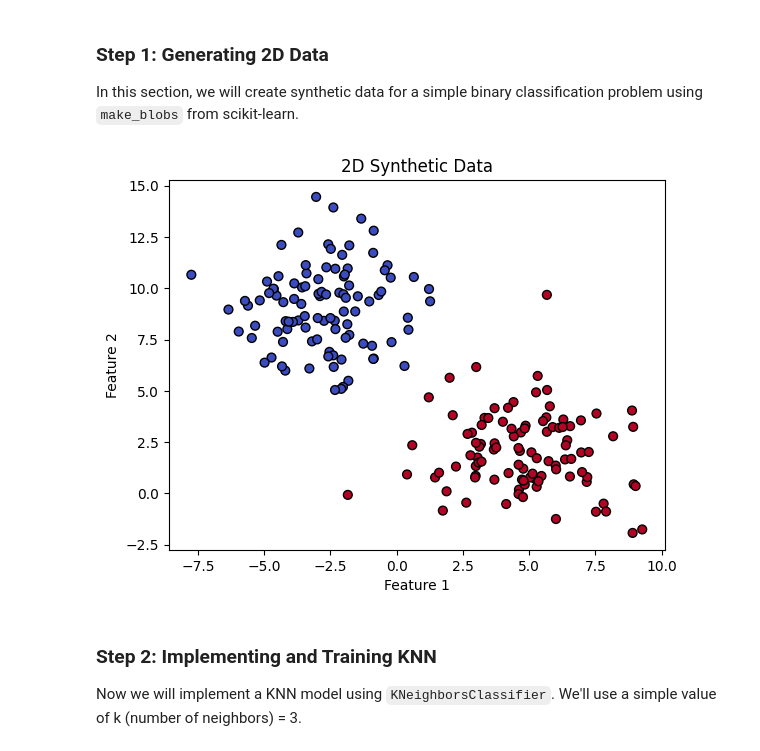
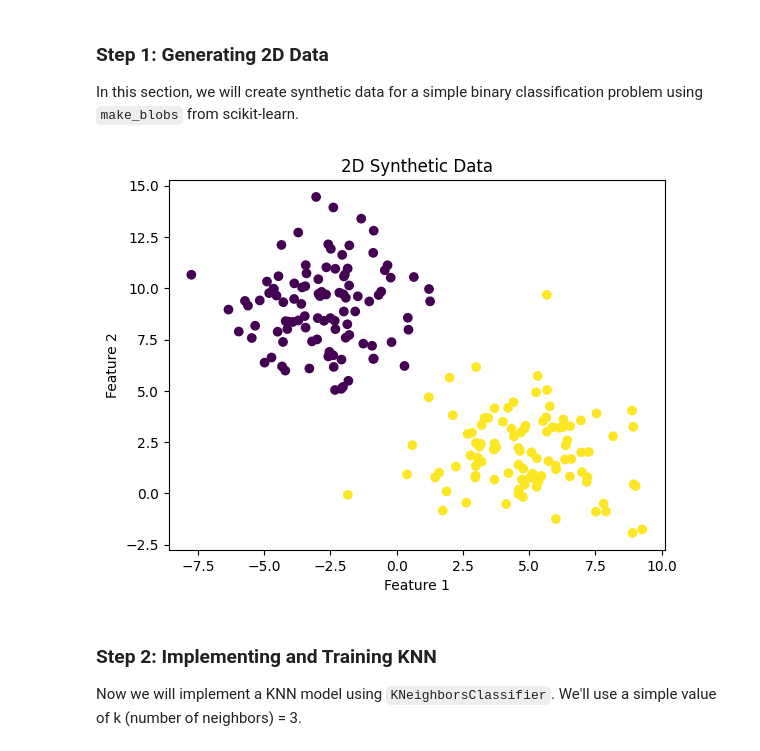
Before and after one commit to bgauzere/ia_chimie, a Jupyter notebook: TP/Practical/1_KNN.ipynb, the cells around one changed output. Saved outputs shown, nothing was run; the diff lists cells and outputs as text; code cells hidden in the pictures.

```diff
--- a/TP/Practical/1_KNN.ipynb
+++ b/TP/Practical/1_KNN.ipynb
@@ -21,18 +21,16 @@ from sklearn.metrics import accuracy_score, confusion_matrix
 In this section, we will create synthetic data for a simple binary classification problem using `make_blobs` from scikit-learn.
 # %%
 
-# Generate synthetic 2D data
 X, y = make_blobs(n_samples=200, centers=2, random_state=42, cluster_std=2)
 X_train, X_test, y_train, y_test = train_test_split(X, y, test_size=0.3, random_state=42)
 
-# Plot data
-plt.scatter(X[:, 0], X[:, 1], c=y, cmap='coolwarm', edgecolor='k', s=40)
+plt.scatter(X[:, 0], X[:, 1], c=y)
 plt.title("2D Synthetic Data")
 plt.xlabel("Feature 1")
 plt.ylabel("Feature 2")
 plt.show()
 # %% [output]
-[figure, old version]
+[figure, new version]
 # %% [markdown]
 
 ### Step 2: Implementing and Training KNN
```
Also changed, not shown: parts of 13 cells of this notebook.
